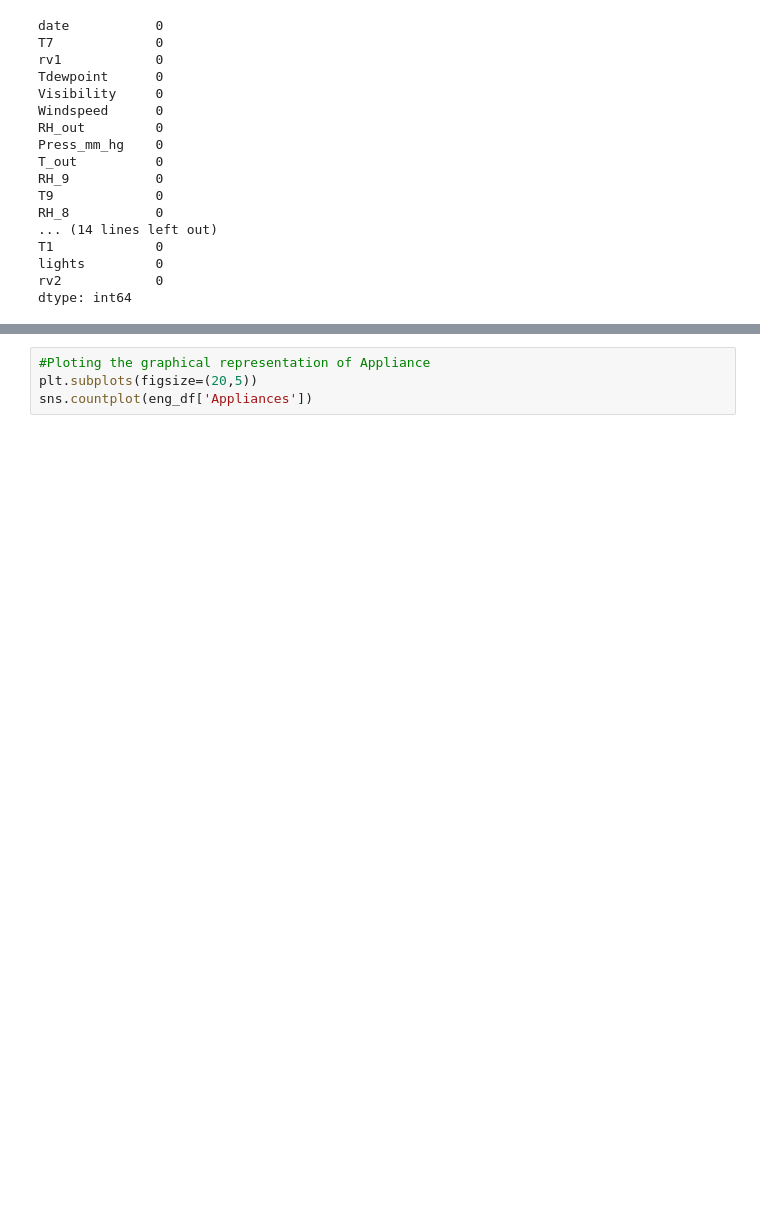
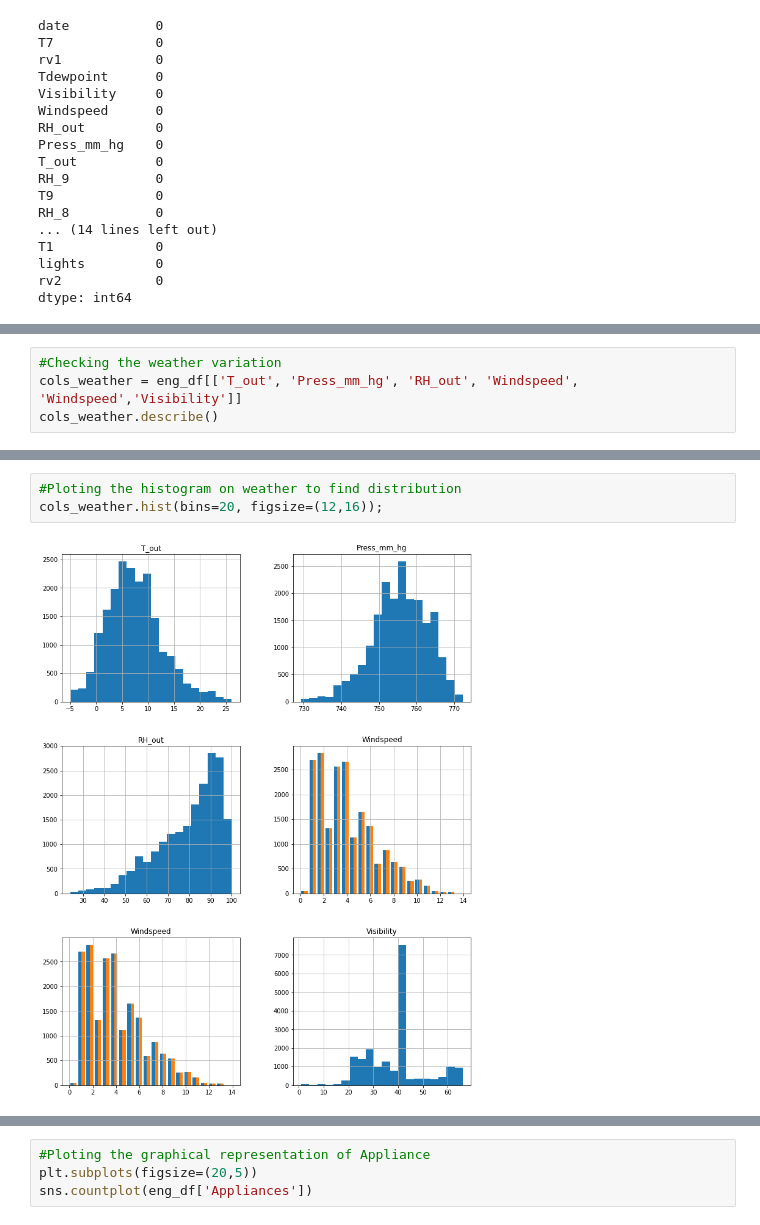
Before and after one commit to Mmbsaksd/Appliance-Energy-Prediction, a Jupyter notebook: Appliance_Energy_Prediction.ipynb, the cells around one changed output, grey strips where cells are left out. Saved outputs shown, nothing was run; the diff lists cells and outputs as text; blank space fills up the shorter version.

```diff
--- a/Appliance_Energy_Prediction.ipynb
+++ b/Appliance_Energy_Prediction.ipynb
@@ -69,0 +133,4 @@ eng_df.drop(['date','lights'],axis=1, inplace=True)
+# %%
+#Checking the weather variation
+cols_weather = eng_df[['T_out', 'Press_mm_hg', 'RH_out', 'Windspeed', 'Windspeed','Visibility']]
+cols_weather.describe()
@@ -69,0 +147,5 @@ eng_df.drop(['date','lights'],axis=1, inplace=True)
+# %%
+#Ploting the histogram on weather to find distribution
+cols_weather.hist(bins=20, figsize=(12,16));
+# %% [output]
+[figure, added]
```
Also changed, not shown: parts of 23 cells of this notebook.
